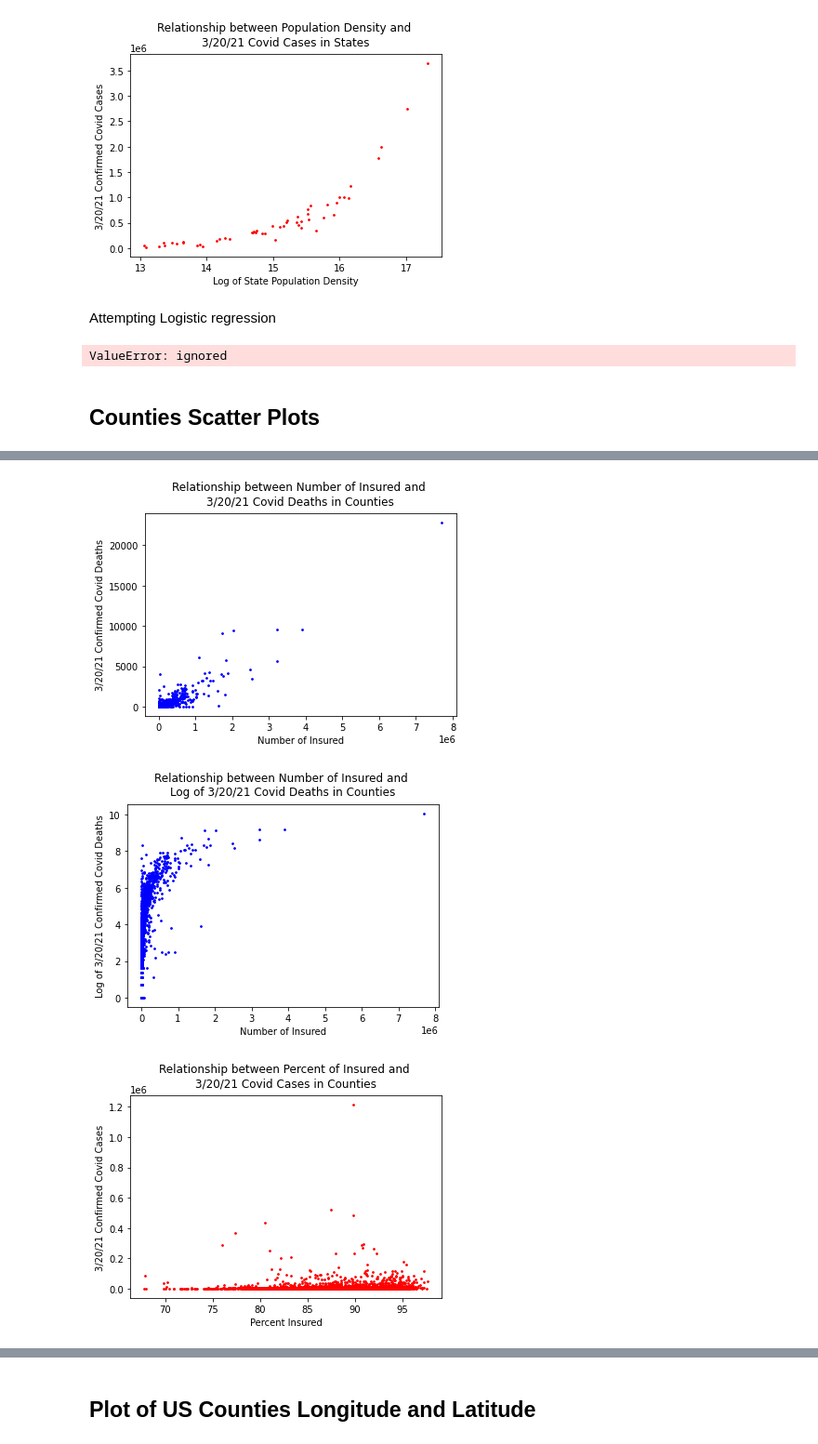
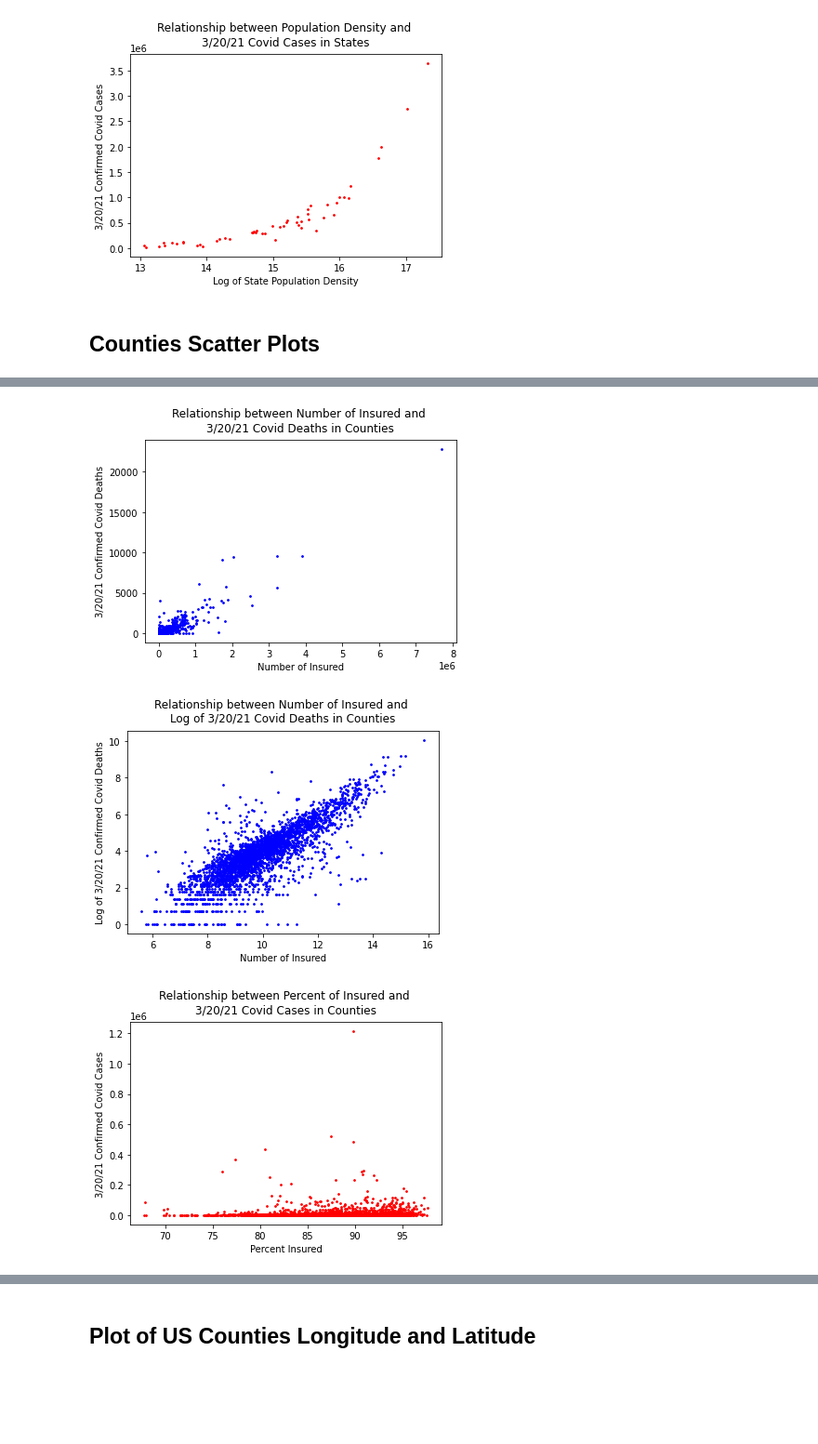
Before and after one commit to linsyzw/COVID_Insurance_Relation, a Jupyter notebook: Covid_Data.ipynb, the cells around one changed output, grey strips where cells are left out. Shown at 93% size. Drawn from its saved outputs; the diff is of its cells as text; code cells hidden in the pictures; blank space fills up the shorter version.

```diff
--- a/Covid_Data.ipynb
+++ b/Covid_Data.ipynb
@@ -194,26 +195,6 @@ plt.show()
 [figure]
 [figure]
 [figure]
-# %% [markdown]
-Attempting Logistic regression
-# %%
-# x-axis: # insured, y-axis: confirmed cases
-logistic.fit(US_Insurance['Insured: Number'], US_Confirmed['3/20/21']) # based on insurance and confirmed case, assume population density??
-# Retrieve the model parameters.
-b_log = logistic.intercept_[0]
-w1_log, w2_log = logistic.coef_.T
-
-# Calculate the intercept of the decision boundary.
-c_log = -b_log/w2_log
-m_log = -w1_log/w2_log
-
-# Plot the data and the classification with the decision boundary.
-x_log = np.array([US_Insurance['Insured: Number'].min(), US_Insurance['Insured: Number'].max()])
-y_log = m_log*x_log + c_log
-
-plt.plot(x_lin, y_lin, 'm')
-# %% [output]
-ValueError: ignored
 # %% [markdown]
 ## Counties Scatter Plots
 # %%
@@ -259,7 +240,6 @@ plt.ylabel('Log of 3/20/21 Confirmed Covid Cases')
 plt.title("Relationship between Percent of Insured and \nLog of 3/20/21 Covid Cases in Counties", fontsize = 12, pad = 10)
 plt.show()
 
-
 # x-axis: % insured, y-axis: deaths
 plt.scatter(US_Insurance['Insured: %'], US_Deaths['3/20/21'], s = 3, c = 'b')
 plt.xlabel('Percent Insured')
@@ -273,34 +253,41 @@ plt.xlabel('Percent Insured')
 plt.ylabel('Log of 3/20/21 Confirmed Covid Deaths')
 plt.title("Relationship between Percent of Insured and \nLog of 3/20/21 Covid Deaths in Counties", fontsize = 12, pad = 10)
 plt.show()
 
 
 # x-axis: confirmed cases, y-axis: deaths
 plt.scatter(US_Confirmed['3/20/21'], US_Deaths['3/20/21'], s = 3, c = 'g')
 plt.xlabel('3/20/21 Confirmed Covid Cases')
 plt.ylabel('3/20/21 Confirmed Covid Deaths')
 plt.title("Relationship between 3/20/21 Covid Cases and \n3/20/21 Covid Deaths in Counties", fontsize = 12, pad = 10)
 plt.show()
 
 # x-axis: log of confirmed cases, y-axis: log of deaths
 plt.scatter(np.log(US_Confirmed['3/20/21']), np.log(US_Deaths['3/20/21']), s = 3, c ='g')
 plt.xlabel('Log of 3/20/21 Confirmed Covid Cases')
 plt.ylabel('Log of 3/20/21 Confirmed Covid Deaths')
 plt.title("Relationship between Log of 3/20/21 Covid Cases and \nLog of 3/20/21 Covid Deaths in Counties", fontsize = 12, pad = 10)
 plt.show()
 
+# x-axis: % of confirmed cases, y-axis: % of deaths
+plt.scatter(County_Confirmed_Ratio['Confirmed: %'], County_Deaths_Ratio['Deaths: %'], s = 3, c = 'r')
+plt.xlabel('3/20/21 % of Population with Confirmed Covid Cases')
+plt.ylabel('3/20/21 % of Population with Confirmed Covid Deaths')
+plt.title("Relationship between % Covid Cases and \n3/20/21 % Covid Deaths in Counties", fontsize = 12, pad = 10)
+plt.show()
+
 
 # x-axis: # Population density, y-axis: confirmed cases
 plt.scatter(np.log(US_Insurance['Demographic Group: Number']), US_Confirmed['3/20/21'], s = 3, c = 'r')
 plt.xlabel('County Population Density')
 plt.ylabel('3/20/21 Confirmed Covid Cases')
 plt.title("Relationship between Population and \n3/20/21 Covid Cases in Counties", fontsize = 12, pad = 10)
 plt.show()
 # %% [output]
 [figure]
 [figure]
 [figure]
-[figure, old version]
+[figure, new version]
 [figure]
 [figure]
 [figure]
```
Also changed, not shown: parts of 14 cells of this notebook.
